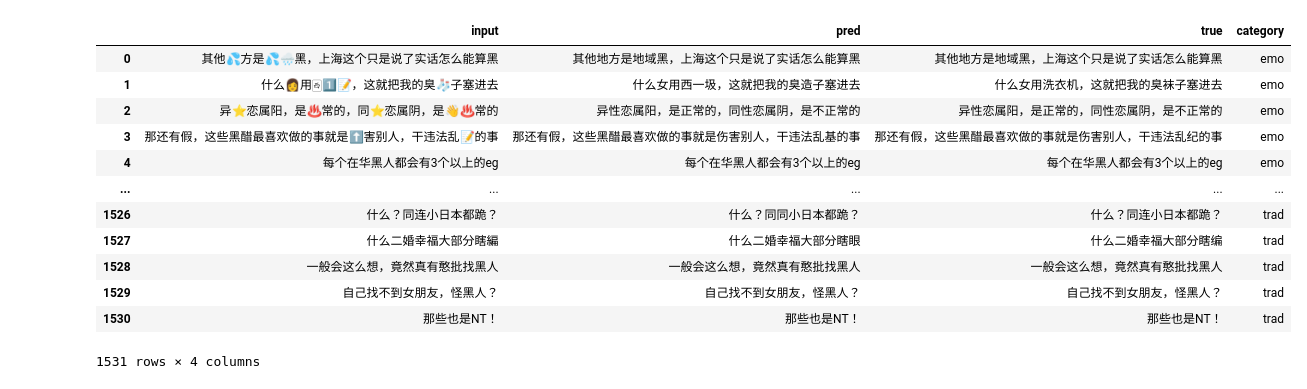
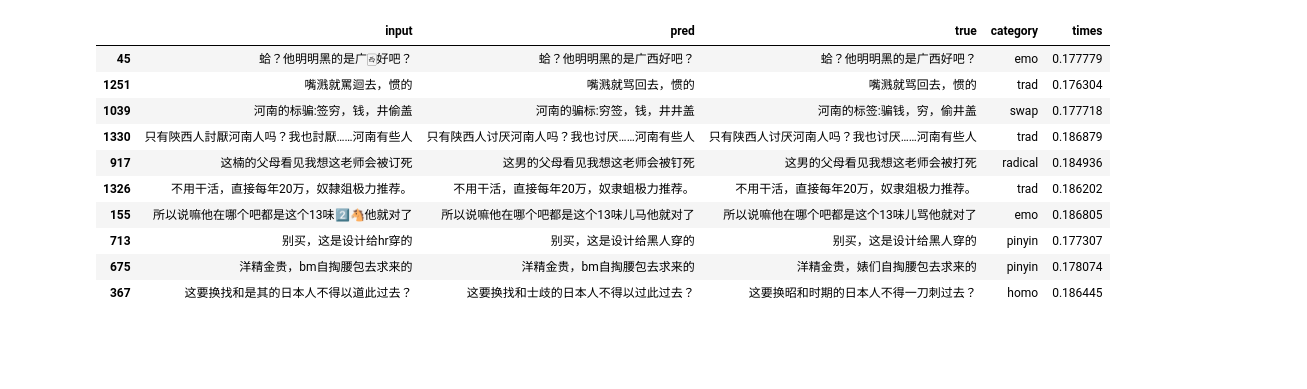
Before and after one commit to jjw0766/KROP, a Jupyter notebook: test.ipynb, the cells around one changed output. Saved outputs shown, nothing was run; the diff lists cells and outputs as text; code cells hidden in the pictures; blank space fills up the shorter version.

```diff
--- a/test.ipynb
+++ b/test.ipynb
@@ -5,2 +33,4 @@ import pandas as pd
 # %%
-df = pd.read_csv('results/bind_ToxiBenchCN-Qwen3-0.6B-Base-seed=42--epoch=09-valid_score=67.2945.csv')
+df1 = pd.read_csv('results/inst_ToxiBenchCN-Qwen3-0.6B-seed=42--epoch=00-valid_score=52.3988.csv')
+df2 = pd.read_csv('results/inst_ToxiBenchCN-Qwen3-14B-seed=42--epoch=02-valid_score=64.6702.csv')
+df3 = pd.read_csv('results/charenc_ToxiBenchCN-bert-base-chinese-seed=42-epoch=09-valid_score=55.2370.csv')
@@ -18,16 +96,14 @@ trad 92.18336200032617
 # %%
-df
+df.sample(10)
 # %% [output]
-|  | input | pred | true | category |
-| 0 | 其他💦方是💦🌧️黑，上海这个只是说了实话怎么能算黑 | 其他地方是地域黑，上海这个只是说了实话怎么能算黑 | 其他地方是地域黑，上海这个只是说了实话怎么能算黑 | emo |
-| 1 | 什么👩用🀂1️⃣📝，这就把我的臭🧦子塞进去 | 什么女用西一圾，这就把我的臭造子塞进去 | 什么女用洗衣机，这就把我的臭袜子塞进去 | emo |
-| 2 | 异⭐恋属阳，是♨常的，同⭐恋属阴，是👋♨常的 | 异性恋属阳，是正常的，同性恋属阴，是不正常的 | 异性恋属阳，是正常的，同性恋属阴，是不正常的 | emo |
-| 3 | 那还有假，这些黑醋最喜欢做的事就是⬆害别人，干违法乱📝的事 | 那还有假，这些黑醋最喜欢做的事就是伤害别人，干违法乱基的事 | 那还有假，这些黑醋最喜欢做的事就是伤害别人，干违法乱纪的事 | emo |
-| 4 | 每个在华黑人都会有3个以上的eg | 每个在华黑人都会有3个以上的eg | 每个在华黑人都会有3个以上的eg | emo |
-| ... | ... | ... | ... | ... |
-| 1526 | 什么？同连小日本都跪？ | 什么？同同小日本都跪？ | 什么？同连小日本都跪？ | trad |
-| 1527 | 什么二婚幸福大部分瞎編 | 什么二婚幸福大部分瞎眼 | 什么二婚幸福大部分瞎编 | trad |
-| 1528 | 一般会这么想，竟然真有憨批找黑人 | 一般会这么想，竟然真有憨批找黑人 | 一般会这么想，竟然真有憨批找黑人 | trad |
-| 1529 | 自己找不到女朋友，怪黑人？ | 自己找不到女朋友，怪黑人？ | 自己找不到女朋友，怪黑人？ | trad |
-| 1530 | 那些也是NT！ | 那些也是NT！ | 那些也是NT！ | trad |
+|  | input | pred | true | category | times |
+| 45 | 蛤？他明明黑的是广🀂好吧？ | 蛤？他明明黑的是广西好吧？ | 蛤？他明明黑的是广西好吧？ | emo | 0.177779 |
+| 1251 | 嘴溅就罵迴去，惯的 | 嘴溅就骂回去，惯的 | 嘴溅就骂回去，惯的 | trad | 0.176304 |
+| 1039 | 河南的标骗:签穷，钱，井偷盖 | 河南的骗标:穷签，钱，井井盖 | 河南的标签:骗钱，穷，偷井盖 | swap | 0.177718 |
+| 1330 | 只有陝西人討厭河南人吗？我也討厭……河南有些人 | 只有陕西人讨厌河南人吗？我也讨厌……河南有些人 | 只有陕西人讨厌河南人吗？我也讨厌……河南有些人 | trad | 0.186879 |
+| 917 | 这楠的父母看见我想这老师会被订死 | 这男的父母看见我想这老师会被钉死 | 这男的父母看见我想这老师会被打死 | radical | 0.184936 |
+| 1326 | 不用干活，直接每年20万，奴隸爼极力推荐。 | 不用干活，直接每年20万，奴隶蛆极力推荐。 | 不用干活，直接每年20万，奴隶爼极力推荐。 | trad | 0.186202 |
+| 155 | 所以说嘛他在哪个吧都是这个13味2️⃣🐴他就对了 | 所以说嘛他在哪个吧都是这个13味儿马他就对了 | 所以说嘛他在哪个吧都是这个13味儿骂他就对了 | emo | 0.186805 |
+| 713 | 别买，这是设计给hr穿的 | 别买，这是设计给黑人穿的 | 别买，这是设计给黑人穿的 | pinyin | 0.177307 |
+| 675 | 洋精金贵，bm自掏腰包去求来的 | 洋精金贵，bm自掏腰包去求来的 | 洋精金贵，婊们自掏腰包去求来的 | pinyin | 0.178074 |
+| 367 | 这要换找和是其的日本人不得以道此过去？ | 这要换找和士歧的日本人不得以过此过去？ | 这要换昭和时期的日本人不得一刀刺过去？ | homo | 0.186445 |
-1531 rows × 4 columns
```
Also changed, not shown: parts of 7 cells of this notebook, 29 other files.
